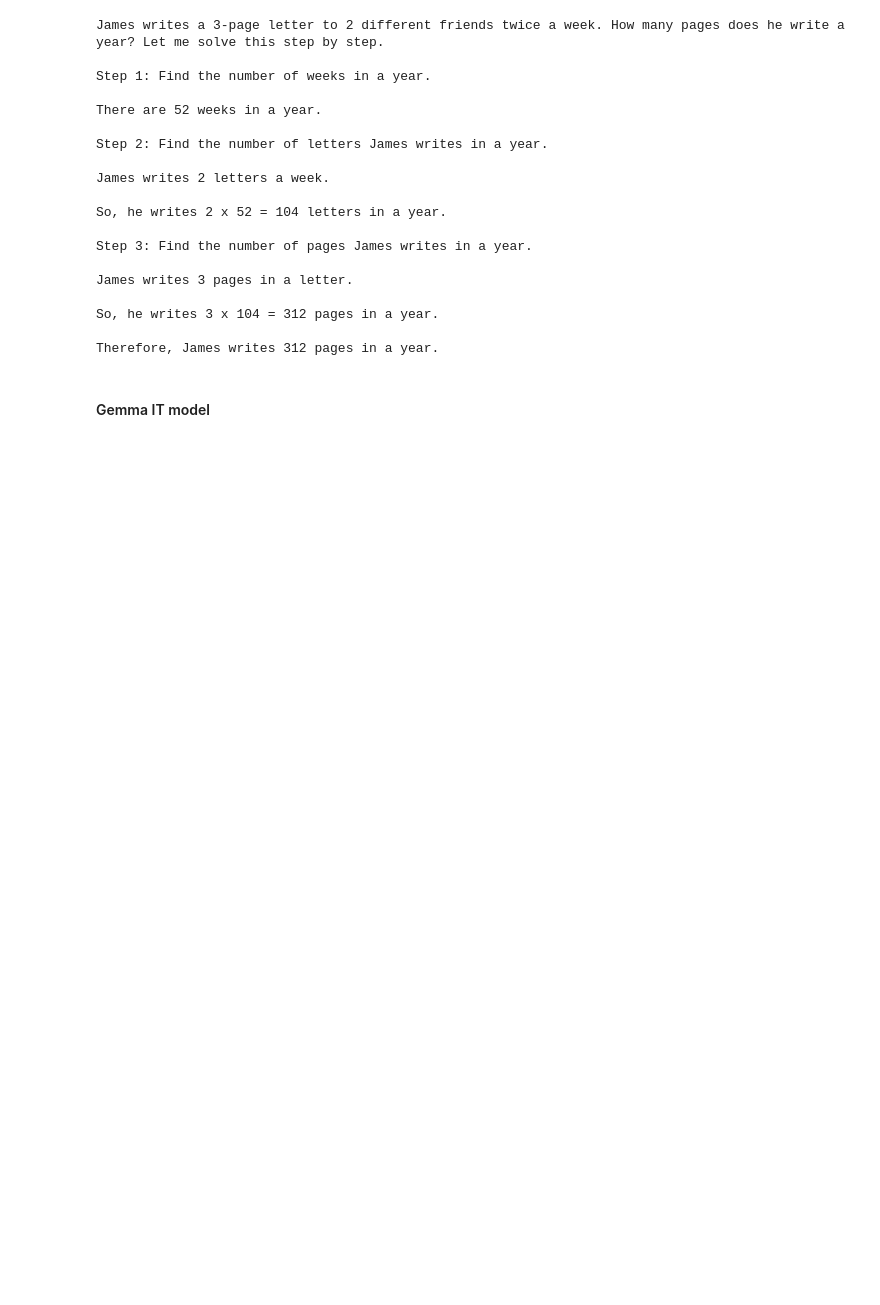
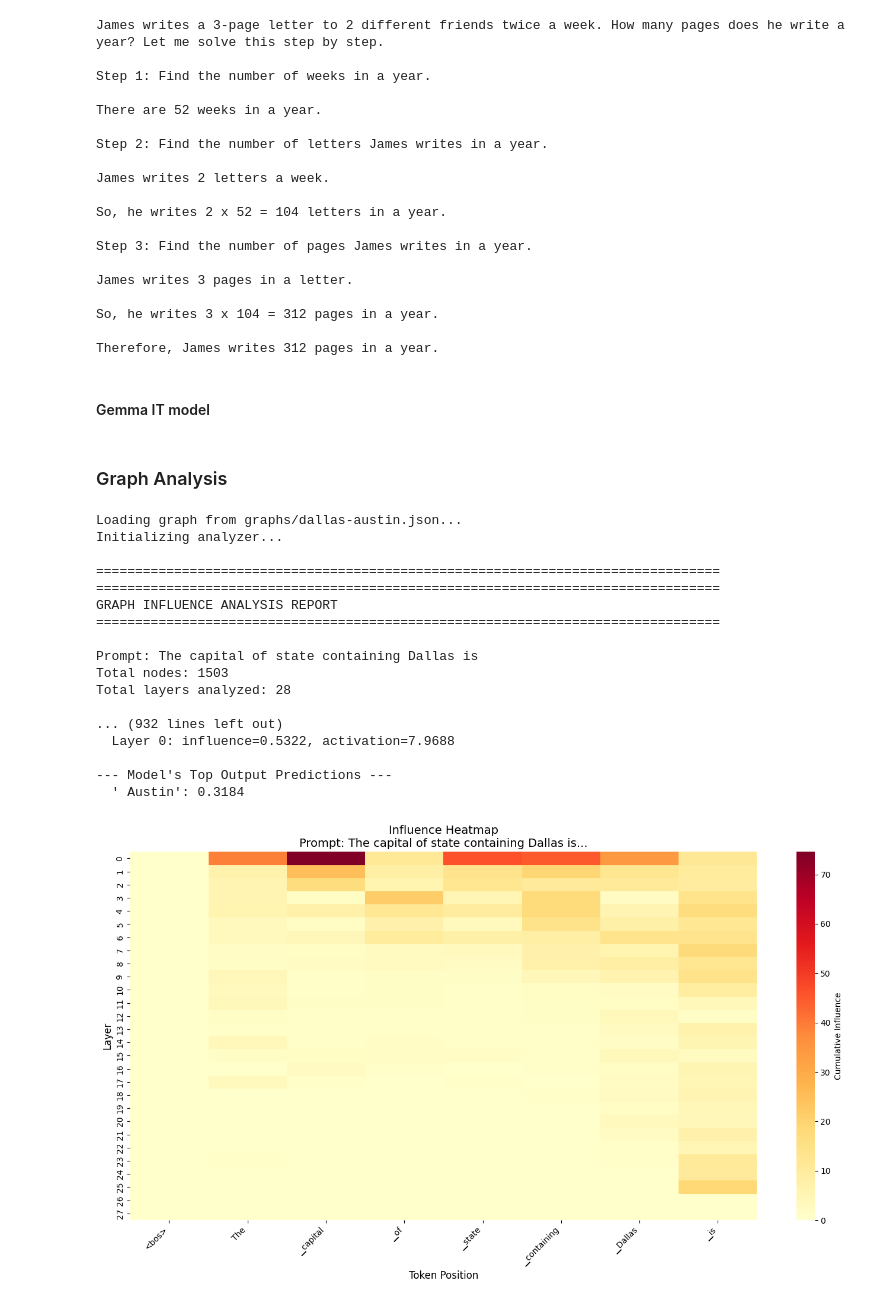
Before and after one commit to znreza/attribution-graph-for-cot, a Jupyter notebook: notebooks/cot-analysis.ipynb, the cells around one changed output. Cells and saved outputs as stored; diff of their text form; code cells hidden in the pictures; blank space fills up the shorter version.

Commit message:
cot graph analysis

```diff
--- a/notebooks/cot-analysis.ipynb
+++ b/notebooks/cot-analysis.ipynb
@@ -170,3 +202,5 @@ model = AutoModelForCausalLM.from_pretrained(
     device_map="auto",
     torch_dtype=torch.bfloat16,
 )
+# %% [markdown]
+### Graph Analysis
@@ -172,0 +629,66 @@ model = AutoModelForCausalLM.from_pretrained(
+# %%
+# ============================================================================
+# EXAMPLE USAGE
+# ============================================================================
+
+if __name__ == "__main__":
+
+    json_file = "graphs/dallas-austin.json"  # Path to the JSON file
+    prompt = "The capital of state containing Dallas is"
+
+    # Run analysis
+    analyzer, influential_nodes = analyze_graph_from_file(
+        json_file=json_file,
+        prompt=prompt,
+        model_name='google/gemma-2-2b',
+        top_n=10,  # Top 10 per layer
+        generate_plot=True
+    )
+
+    # Additional analyses
+
+    # 1. Analyze specific layer
+    print("\n--- Detailed Analysis of Layer 0 ---")
+    layer_0_influential = analyzer.get_top_n_influential_by_layer(n=10, layer="0")
+    if "0" in layer_0_influential:
+        for node, influence, token, desc in layer_0_influential["0"]:
+            print(f"  Influence: {influence:.6f}")
+            print(f"  Token: {token}")
+            print(f"  Type: {node.get('feature_type')}")
+            print()
+
+    # 2. Track a specific token across layers
+    print("\n--- Tracking Token at Position 5 Across Layers ---")
+    token_pos = 5
+    if token_pos < len(analyzer.token_strings):
+        print(f"Token: '{analyzer.token_strings[token_pos]}'")
+        token_across_layers = analyzer.analyze_token_influence_across_layers(token_pos)
+        for layer, node in token_across_layers[:5]:  # Show first 5 layers
+            influence = analyzer._safe_float(node.get('influence', 0))
+            activation = analyzer._safe_float(node.get('activation', 0))
+            print(f"  Layer {layer}: influence={influence:.4f}, activation={activation:.4f}")
+
+    # 3. Get output predictions
+    print("\n--- Model's Top Output Predictions ---")
+    predictions = analyzer.get_output_predictions()
+    for token, prob in predictions[:10]:
+        print(f"  '{token}': {prob:.4f}")
+# %% [output]
+Loading graph from graphs/dallas-austin.json...
+Initializing analyzer...
+
+================================================================================
+================================================================================
+GRAPH INFLUENCE ANALYSIS REPORT
+================================================================================
+
+Prompt: The capital of state containing Dallas is
+Total nodes: 1503
+Total layers analyzed: 28
+
+... (932 lines left out)
+  Layer 0: influence=0.5322, activation=7.9688
+
+--- Model's Top Output Predictions ---
+  ' Austin': 0.3184
+[figure, added]
```
Also changed, not shown: parts of 11 cells of this notebook, 5 other files.
